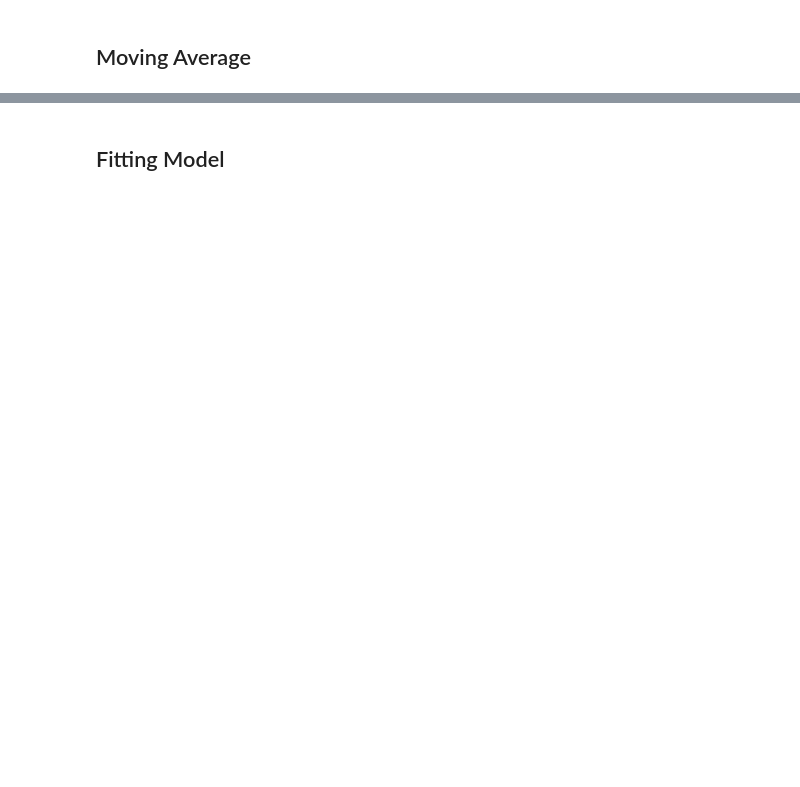
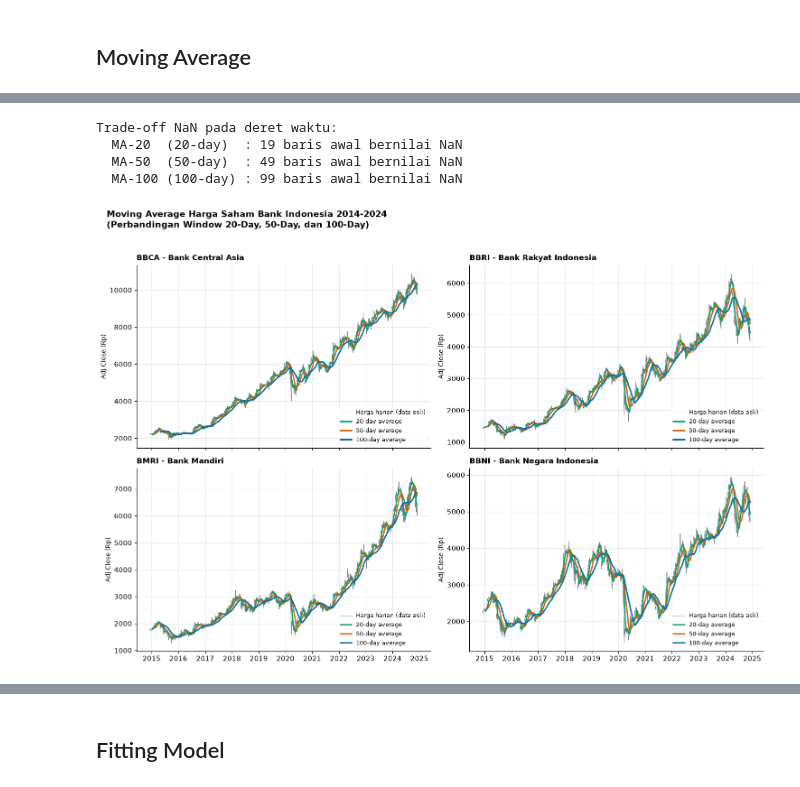
Before and after one commit to aprilianza/Midterm_DataVisualization, a Jupyter notebook: kerja/D_tren.ipynb, the cells around one changed output, grey strips where cells are left out. Cells and saved outputs as stored; diff of their text form; code cells hidden in the pictures; blank space fills up the shorter version.

```diff
--- a/kerja/D_tren.ipynb
+++ b/kerja/D_tren.ipynb
@@ -83,0 +95,61 @@ print('Hari libur dibuang  :', len(HARI_DIBUANG))
+# %%
+# Parameter window
+D_WINDOW_PENDEK = 20
+D_WINDOW_MENENGAH = 50
+D_WINDOW_PANJANG = 100
+
+# Hitung Moving Average untuk semua bank
+d_ma20 = adj_wide.rolling(D_WINDOW_PENDEK).mean()
+d_ma50 = adj_wide.rolling(D_WINDOW_MENENGAH).mean()
+d_ma100 = adj_wide.rolling(D_WINDOW_PANJANG).mean()
+
+# Informasi trade-off NaN per window
+print('Trade-off NaN pada deret waktu:')
+print(f'  MA-{D_WINDOW_PENDEK}  (20-day)  : {D_WINDOW_PENDEK - 1} baris awal bernilai NaN')
+print(f'  MA-{D_WINDOW_MENENGAH}  (50-day)  : {D_WINDOW_MENENGAH - 1} baris awal bernilai NaN')
+print(f'  MA-{D_WINDOW_PANJANG} (100-day) : {D_WINDOW_PANJANG - 1} baris awal bernilai NaN')
+
+D_C_RAW = '#000000'   # hitam tipis untuk data harian asli
+D_C_MA20 = '#009E73'   # hijau teal
+D_C_MA50 = '#D55E00'   # oranye vermilion
+D_C_MA100 = '#0072B2'  # biru kuat
+
+# Visualisasi
+fig, axes = plt.subplots(2, 2, figsize=(15, 10), sharex=True)
+axes = axes.flatten()
+for idx, ticker in enumerate(TICKERS):
+    ax = axes[idx]
+    ax.plot(adj_wide.index, adj_wide[ticker],
+            color=D_C_RAW, alpha=0.50, linewidth=0.75,
+            label='Harga harian (data asli)', zorder=1)
+    ax.plot(d_ma20.index, d_ma20[ticker],
+            color=D_C_MA20, linewidth=2.0,
+            label=f'{D_WINDOW_PENDEK}-day average', zorder=3)
+    ax.plot(d_ma50.index, d_ma50[ticker],
+            color=D_C_MA50, linewidth=2.0,
+            label=f'{D_WINDOW_MENENGAH}-day average', zorder=4)
+    ax.plot(d_ma100.index, d_ma100[ticker],
+            color=D_C_MA100, linewidth=2.2,
+            label=f'{D_WINDOW_PANJANG}-day average', zorder=5)
+    ax.set_title(f'{ticker} - {NAMA_BANK[ticker]}', fontsize=12, fontweight='bold', pad=8)
+    ax.set_ylabel('Adj Close (Rp)', fontsize=10)
+    format_tanggal(ax)
+    ax.grid(True, linestyle='-', color='#e0e0e0', linewidth=0.8, alpha=0.8)
+    ax.spines['top'].set_visible(False)
+    ax.spines['right'].set_visible(False)
+    ax.legend(loc='lower right', fontsize=9, frameon=True,
+              facecolor='white', framealpha=0.9, edgecolor='none')
+fig.suptitle(
+    'Moving Average Harga Saham Bank Indonesia 2014-2024\n'
+    '(Perbandingan Window 20-Day, 50-Day, dan 100-Day)',
+    fontsize=14, fontweight='bold', x=0.02, ha='left', y=1.02
+)
+fig.tight_layout()
+simpan_fig(fig, '05_moving_average')
+plt.show()
+# %% [output]
+Trade-off NaN pada deret waktu:
+  MA-20  (20-day)  : 19 baris awal bernilai NaN
+  MA-50  (50-day)  : 49 baris awal bernilai NaN
+  MA-100 (100-day) : 99 baris awal bernilai NaN
+[figure, added]
```
Also changed, not shown: parts of 11 cells of this notebook, 5 other files.
